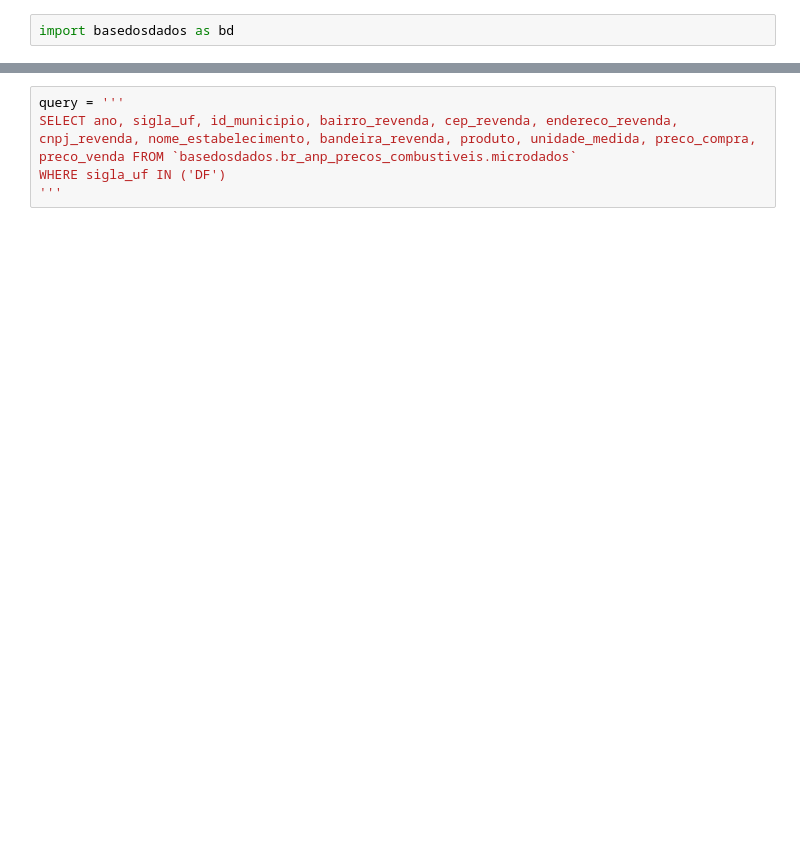
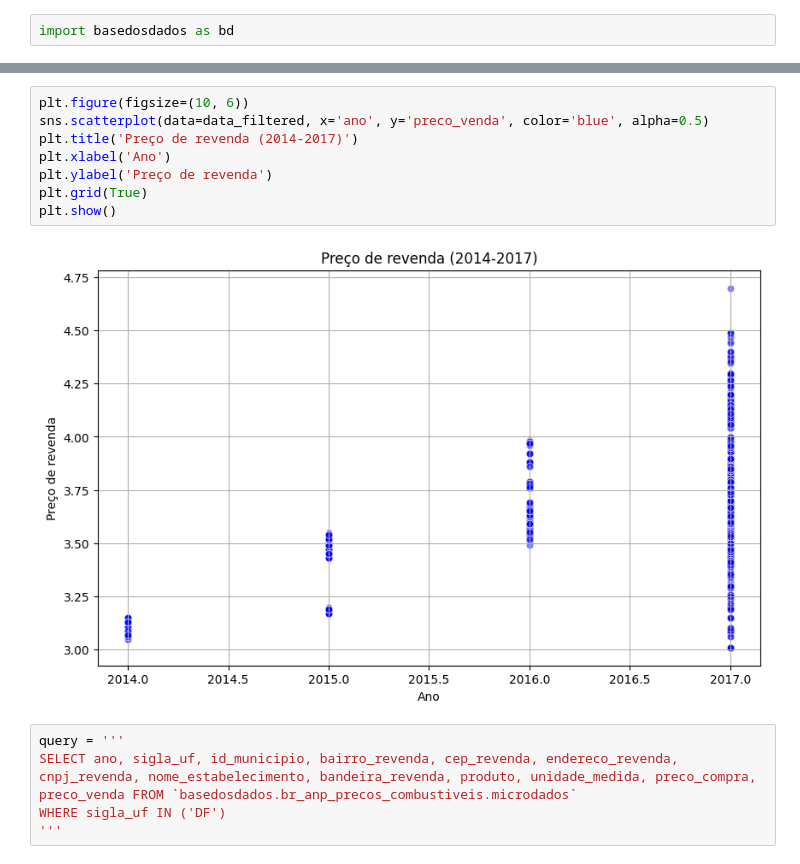
Before and after one commit to estevaocardoso/projetos-estevao, a Jupyter notebook: GAS_ML/GETTING_DF.ipynb, the cells around one changed output, grey strips where cells are left out. Cells and saved outputs as stored; diff of their text form; blank space fills up the shorter version.

```diff
--- a/GAS_ML/GETTING_DF.ipynb
+++ b/GAS_ML/GETTING_DF.ipynb
@@ -85,3 +164,13 @@ df_adress
+# %%
+plt.figure(figsize=(10, 6))
+sns.scatterplot(data=data_filtered, x='ano', y='preco_venda', color='blue', alpha=0.5)
+plt.title('Preço de revenda (2014-2017)')
+plt.xlabel('Ano')
+plt.ylabel('Preço de revenda')
+plt.grid(True)
+plt.show()
+# %% [output]
+[figure, added]
 # %%
 query = '''
 SELECT ano, sigla_uf, id_municipio, bairro_revenda, cep_revenda, endereco_revenda, cnpj_revenda, nome_estabelecimento, bandeira_revenda, produto, unidade_medida, preco_compra, preco_venda FROM `basedosdados.br_anp_precos_combustiveis.microdados`
```
Also changed, not shown: parts of 22 cells of this notebook, 3 other files.
